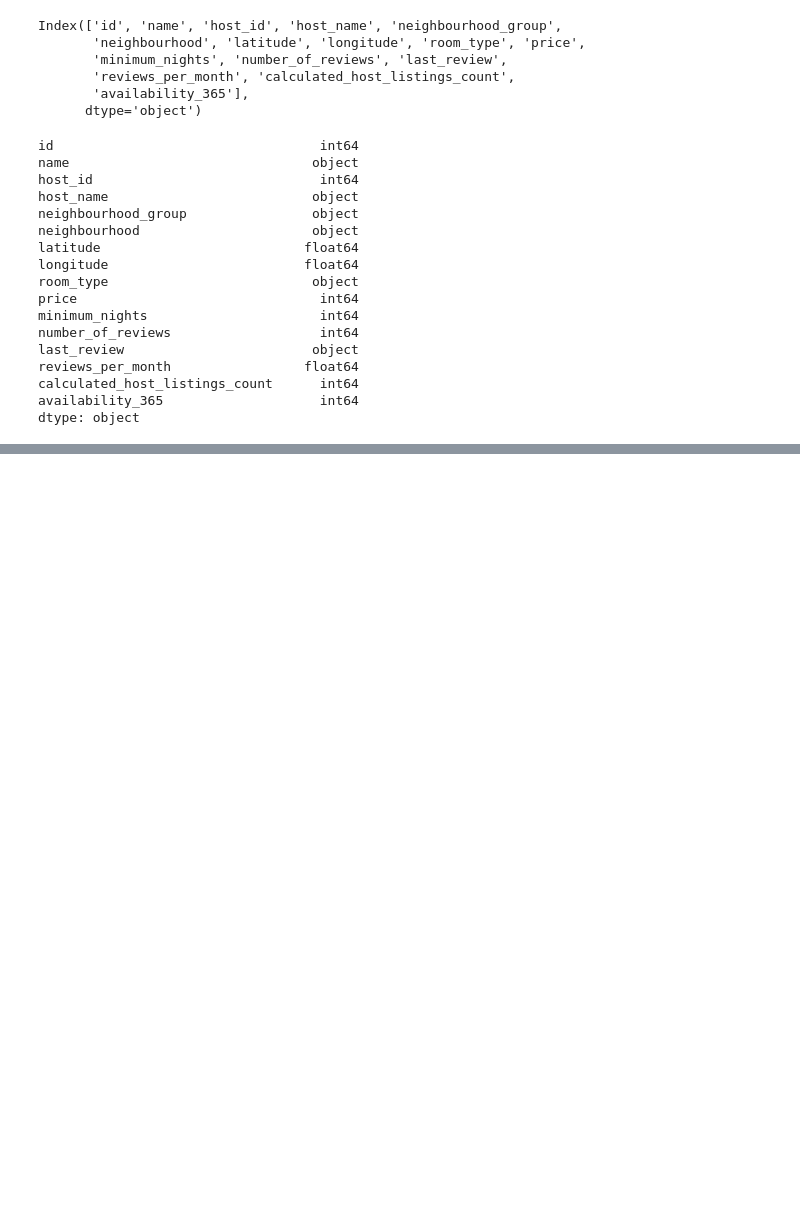
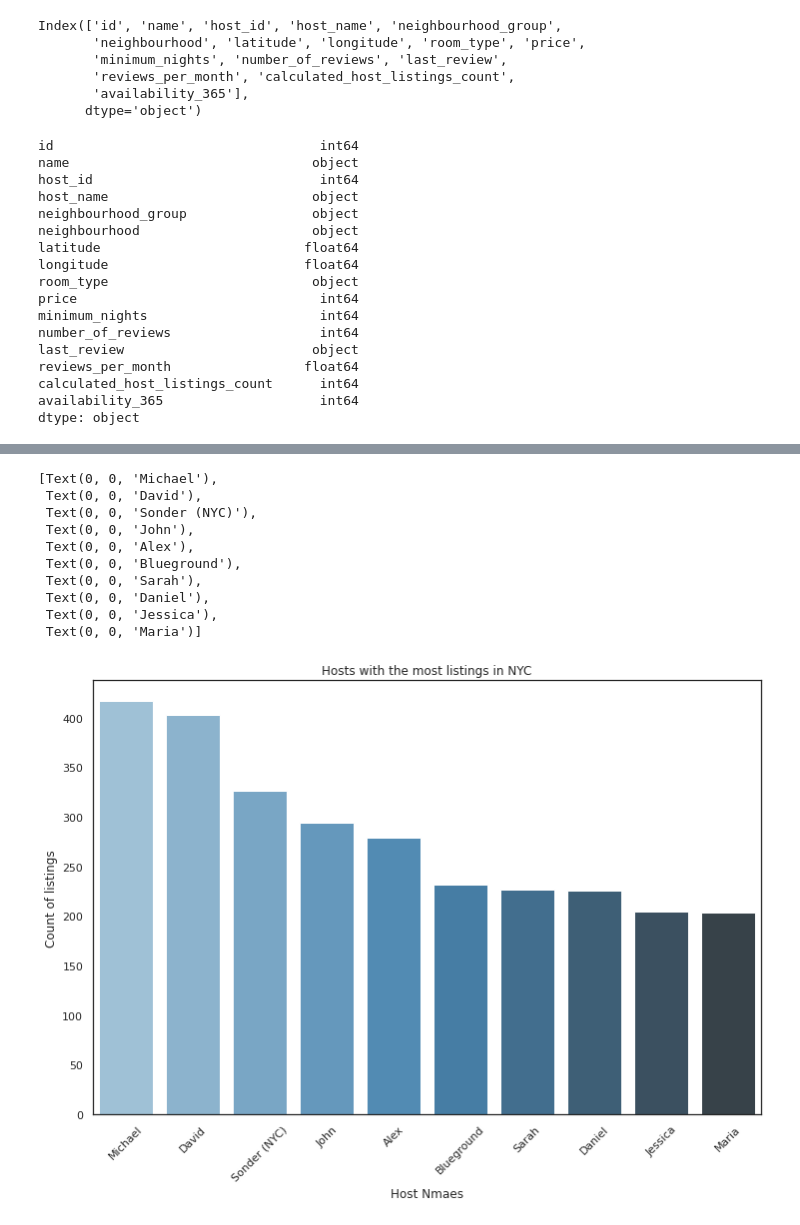
Before and after one commit to rajeshmore1/Capstone-Project-1, a Jupyter notebook: Rajesh_More_Copy_of_Team_4_Capstone_Project.ipynb, the cells around one changed output, grey strips where cells are left out. Cells and saved outputs as stored; diff of their text form; code cells hidden in the pictures; blank space fills up the shorter version.

```diff
--- a/Rajesh_More_Copy_of_Team_4_Capstone_Project.ipynb
+++ b/Rajesh_More_Copy_of_Team_4_Capstone_Project.ipynb
@@ -109,0 +191,4 @@ df.describe()
+# %%
+df.dropna(subset = ['host_name'])
+top_hosts= df['host_name'].value_counts().head(10)
+top_hosts
@@ -109,0 +207,9 @@ df.describe()
+# %%
+
+sns.set(rc={'figure.figsize':(12,8)})
+sns.set_style('white')
+# %%
+top_host_df=pd.DataFrame(top_hosts)
+top_host_df.reset_index(inplace=True)
+top_host_df.rename(columns={'index':'host_name', 'host_name':'property_count'}, inplace=True)
+top_host_df
@@ -109,0 +228,19 @@ df.describe()
+# %%
+viz_1=sns.barplot(x="host_name", y="property_count", data=top_host_df,
+                 palette='Blues_d')
+viz_1.set_title('Hosts with the most listings in NYC')
+viz_1.set_ylabel('Count of listings')
+viz_1.set_xlabel('Host Nmaes')
+viz_1.set_xticklabels(viz_1.get_xticklabels(), rotation=45)
+# %% [output]
+[Text(0, 0, 'Michael'),
+ Text(0, 0, 'David'),
+ Text(0, 0, 'Sonder (NYC)'),
+ Text(0, 0, 'John'),
+ Text(0, 0, 'Alex'),
+ Text(0, 0, 'Blueground'),
+ Text(0, 0, 'Sarah'),
+ Text(0, 0, 'Daniel'),
+ Text(0, 0, 'Jessica'),
+ Text(0, 0, 'Maria')]
+[figure, added]
```
Also changed, not shown: parts of 12 cells of this notebook.
